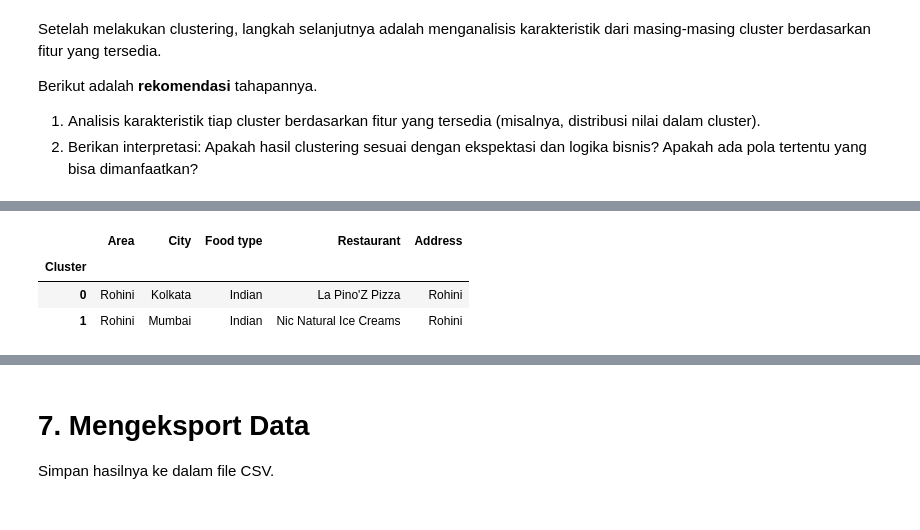
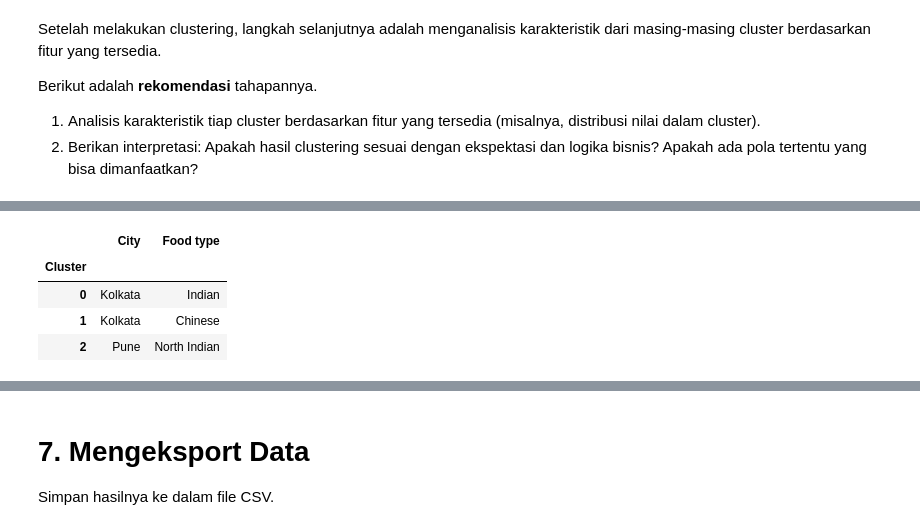
Before and after one commit to heriswaya/Clustering-Food-Delivery-Order-History-Data, a Jupyter notebook: [Clustering]_Submission_Akhir_BMLP_Heriswaya.ipynb, the cells around one changed output, grey strips where cells are left out. Cells and saved outputs as stored; diff of their text form; code cells hidden in the pictures.

````diff
--- a/[Clustering]_Submission_Akhir_BMLP_Heriswaya.ipynb
+++ b/[Clustering]_Submission_Akhir_BMLP_Heriswaya.ipynb
@@ -373 +406,9 @@ pca_result = pca.fit_transform(df)
+# %%
+inertia = []
+K_range_selection = range(1, 11)  # Mencoba jumlah cluster dari 1 sampai 10
+
+for k in K_range_selection:
+    kmeans = KMeans(n_clusters=k, random_state=42, n_init=10)
+    kmeans.fit(df_selection)
+    inertia.append(kmeans.inertia_)
 # %%
@@ -410,10 +425,10 @@ plt.show()
 # %%
-# Latih K-Means dengan k=2
-kmeans = KMeans(n_clusters=2, random_state=42, n_init=10)
-kmeans.fit(df_pca)
-clusters = kmeans.predict(df_pca)
+# Latih K-Means dengan k=3
+kmeans = KMeans(n_clusters=3, random_state=42, n_init=10)
+kmeans.fit(df_selection)
+clusters = kmeans.predict(df_selection)
 
 # Hitung Silhouette Score untuk menilai kualitas cluster
-silhouette_avg = silhouette_score(df_pca, clusters)
-print(f"Silhouette Score untuk 2 cluster: {silhouette_avg:.4f}")
+silhouette_avg = silhouette_score(df_selection, clusters)
+print(f"Silhouette Score untuk 3 cluster: {silhouette_avg:.4f}")
 # %% [output]
@@ -473,12 +503,16 @@ df_original['Fitur'] = df_normalized['Fitur']
 ```
 # %%
 # Menambahkan Label Cluster ke DataFrame
-df_clustered = df.copy()  # Salin dataset asli
+df_clustered = df_selection.copy()  # Salin dataset asli
 df_clustered['Cluster'] = clusters  # Tambahkan label cluster
 # %%
 # Mengembalikan Data Kategorikal ke Bentuk Asli
-for col in categorical_columns:
-    df_clustered[col] = label_encoders[col].inverse_transform(df_clustered[col])
+categorical_columns_inv = ["City", "Food type"]
+
+for col in categorical_columns_inv:
+    if col in label_encoders:
+        df_clustered[col] = df_clustered[col].astype(int)  # Pastikan int
+        df_clustered[col] = label_encoders[col].inverse_transform(df_clustered[col])
 # %% [markdown]
 ### Inverse Data Jika Melakukan Normalisasi/Standardisasi
 # %% [markdown]
@@ -554,8 +611,9 @@ Name: count, Length: 2795, dtype: int64
 # %%
 # nilai dominan pada categorical_columns
-df_clustered.groupby('Cluster')[categorical_columns].agg(lambda x: x.mode()[0])
+df_clustered.groupby('Cluster')[categorical_columns_inv].agg(lambda x: x.mode()[0])
 # %% [output]
-|  | Area | City | Food type | Restaurant | Address |
-| Cluster |  |  |  |  |  |
-| 0 | Rohini | Kolkata | Indian | La Pino'Z Pizza | Rohini |
-| 1 | Rohini | Mumbai | Indian | Nic Natural Ice Creams | Rohini |
+|  | City | Food type |
+| Cluster |  |  |
+| 0 | Kolkata | Indian |
+| 1 | Kolkata | Chinese |
+| 2 | Pune | North Indian |
````
Also changed, not shown: parts of 24 cells of this notebook.
